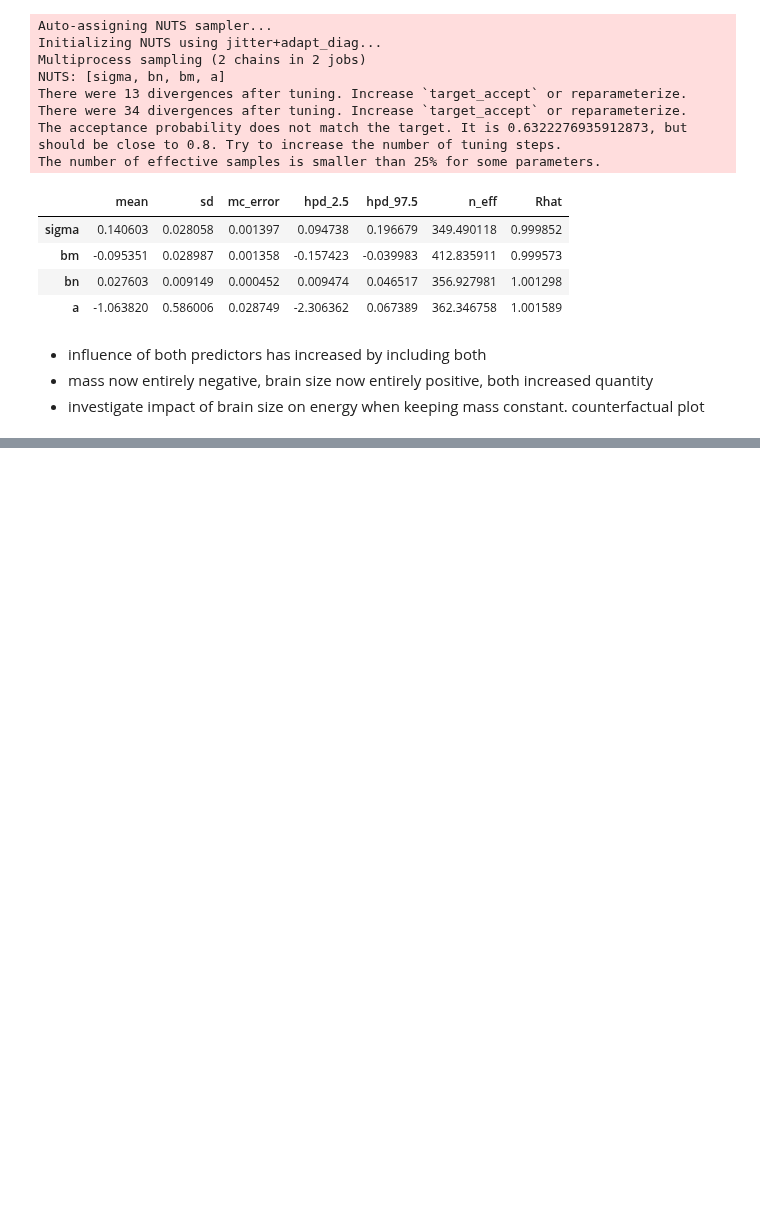
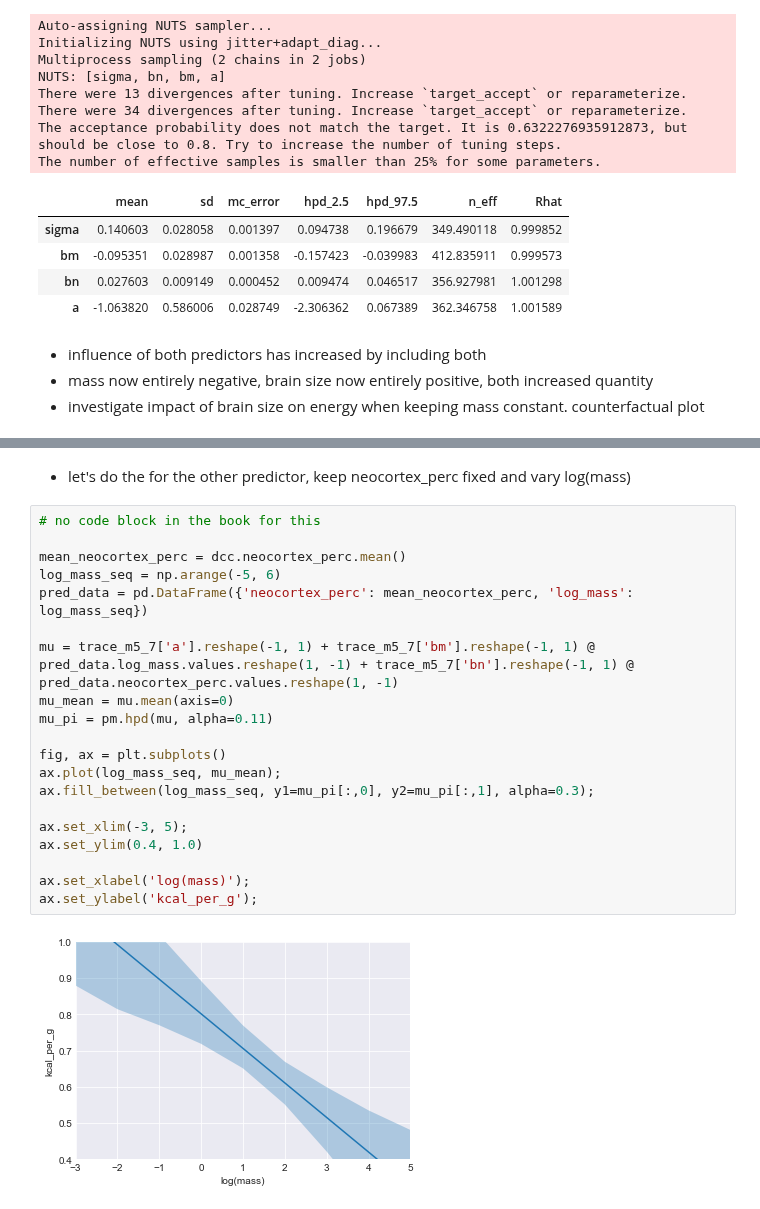
Before and after one commit to nwweber/statistical_rethinking, a Jupyter notebook: chapter_05_multivariate_linear_models.ipynb, the cells around one changed output, grey strips where cells are left out. Saved outputs shown, nothing was run; the diff lists cells and outputs as text; blank space fills up the shorter version.

```diff
--- a/chapter_05_multivariate_linear_models.ipynb
+++ b/chapter_05_multivariate_linear_models.ipynb
@@ -759,0 +760,24 @@ ax.set_ylabel('kcal_per_g');
+# %% [markdown]
+* let's do the for the other predictor, keep neocortex_perc fixed and vary log(mass)
+# %%
+# no code block in the book for this
+
+mean_neocortex_perc = dcc.neocortex_perc.mean()
+log_mass_seq = np.arange(-5, 6)
+pred_data = pd.DataFrame({'neocortex_perc': mean_neocortex_perc, 'log_mass': log_mass_seq})
+
+mu = trace_m5_7['a'].reshape(-1, 1) + trace_m5_7['bm'].reshape(-1, 1) @ pred_data.log_mass.values.reshape(1, -1) + trace_m5_7['bn'].reshape(-1, 1) @ pred_data.neocortex_perc.values.reshape(1, -1)
+mu_mean = mu.mean(axis=0)
+mu_pi = pm.hpd(mu, alpha=0.11)
+
+fig, ax = plt.subplots()
+ax.plot(log_mass_seq, mu_mean);
+ax.fill_between(log_mass_seq, y1=mu_pi[:,0], y2=mu_pi[:,1], alpha=0.3);
+
+ax.set_xlim(-3, 5);
+ax.set_ylim(0.4, 1.0)
+
+ax.set_xlabel('log(mass)');
+ax.set_ylabel('kcal_per_g');
+# %% [output]
+[figure, added]
```
Also changed, not shown: parts of 1 cell of this notebook.
